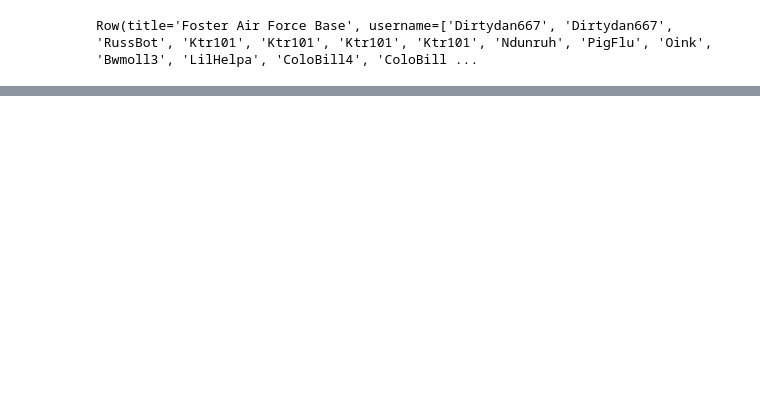
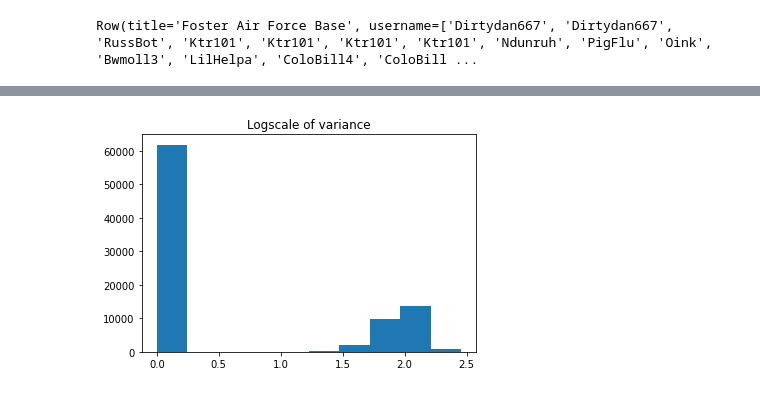
Before and after one commit to sachiniyer/wikipedia-editor-analysis, a Jupyter notebook: Data_Ingestion.ipynb, the cells around one changed output, grey strips where cells are left out. Cells and saved outputs as stored; diff of their text form; code cells hidden in the pictures; blank space fills up the shorter version.

```diff
--- a/Data_Ingestion.ipynb
+++ b/Data_Ingestion.ipynb
@@ -1,6 +1,6 @@
 # %%
 # HPC deployment
-SPARK_MASTER = 'spark://cm029:45471'
+SPARK_MASTER = 'spark://cs445:64818'
 FILE_DIR = '/scratch/si2073/output'
-TARGET_PATH = '/scratch/tmv7269/datasets'
+TARGET_PATH = '/scratch/tmv7269/datasets/'
 EXAMPLE_FILE = FILE_DIR + '/enwiki-20230401-pages-meta-history10.xml-p4045403p4096288.csv'
@@ -144,7 +163,7 @@ import itertools
 # each editor has a list of ([emb], count) of the things they edited
 # assuming all id in list is unique
 def calculate_editor_variance(matrix : List[List[int]], weights : List[int]):
-    return calculate_multid_distance(matrix, weights)
+    return float(calculate_multid_distance(matrix, weights))
 
 """
 Take in matrix of article x embedding and article's respective weight, return their variance in k-dimension
@@ -165,10 +184,7 @@ def calculate_multid_distance(matrix, weights):
     l2 = np.linalg.norm(matrix-average, axis=1)
     return np.average(l2)
 # %%
-from pyspark.sql.functions import udf
-from pyspark.sql.types import IntegerType
-
-calc_variance_udf = udf(calculate_editor_variance, IntegerType())
-editors_variance = editors_collapsed.withColumn('variance', calc_variance_udf('embs', 'counts'))
+calc_variance_udf = udf(calculate_editor_variance, DoubleType())
+editors_variance = editors_collapsed.withColumn('variance', calc_variance_udf(editors_collapsed.embs, editors_collapsed.counts))
 editors_variance.show()
 # %% [output]
@@ -179,0 +209,8 @@ Traceback (most recent call last):
+# %%
+from matplotlib import pyplot as plt
+all_variances = editors_variance.rdd.map(lambda x : x.variance + 1).collect()
+plt.title('Logscale of variance')
+plt.hist(np.log(all_variances))
+plt.show()
+# %% [output]
+[figure, added]
```
Also changed, not shown: parts of 13 cells of this notebook, 1 other file.
